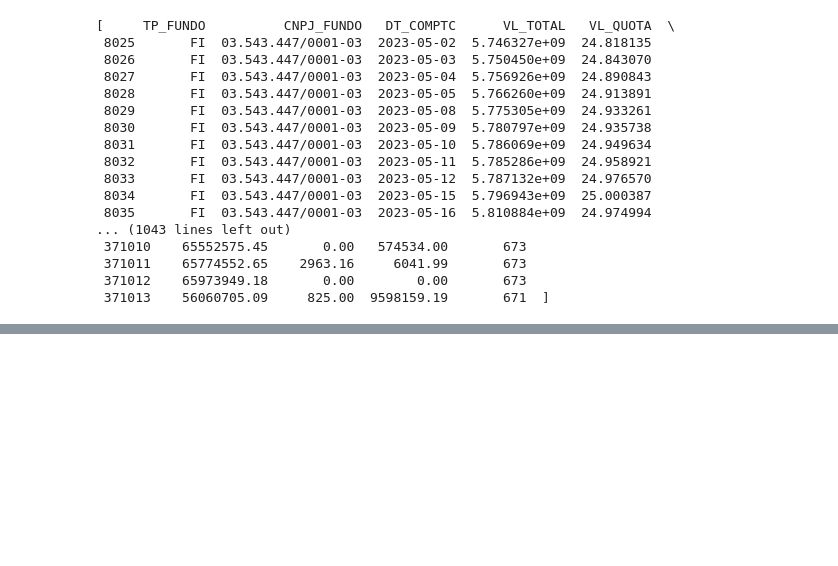
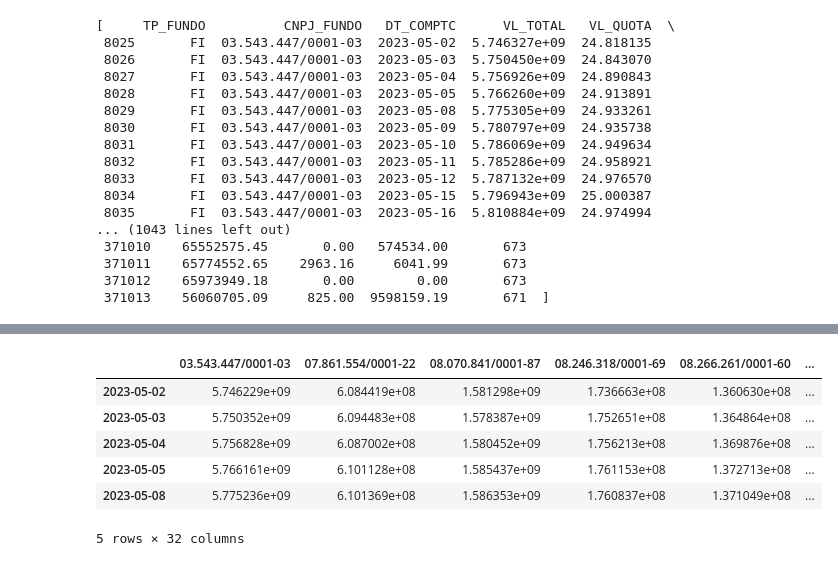
Before and after one commit to Wuisley/cotacao-de-fundos, a Jupyter notebook: cotação de fundos.ipynb, the cells around one changed output, grey strips where cells are left out. Saved outputs shown, nothing was run; the diff lists cells and outputs as text; code cells hidden in the pictures; blank space fills up the shorter version.

```diff
--- a/cotação de fundos.ipynb
+++ b/cotação de fundos.ipynb
@@ -81,0 +143,17 @@ df_concat['RESG_DIA'] = df_concat['RESG_DIA'].astype(str).str.replace('.', ',')
+# %%
+#juntado os DF
+d4 = pd.concat([t1, d2])
+d4 = d4.set_index(None)
+
+for d in d4.columns:
+    d4[d] = df[df['CNPJ_FUNDO'] == d]['VL_PATRIM_LIQ'].T.to_list()
+
+d4.head()
+# %% [output]
+|  | 03.543.447/0001-03 | 07.861.554/0001-22 | 08.070.841/0001-87 | 08.246.318/0001-69 | 08.266.261/0001-60 | ... |
+| 2023-05-02 | 5.746229e+09 | 6.084419e+08 | 1.581298e+09 | 1.736663e+08 | 1.360630e+08 | ... |
+| 2023-05-03 | 5.750352e+09 | 6.094483e+08 | 1.578387e+09 | 1.752651e+08 | 1.364864e+08 | ... |
+| 2023-05-04 | 5.756828e+09 | 6.087002e+08 | 1.580452e+09 | 1.756213e+08 | 1.369876e+08 | ... |
+| 2023-05-05 | 5.766161e+09 | 6.101128e+08 | 1.585437e+09 | 1.761153e+08 | 1.372713e+08 | ... |
+| 2023-05-08 | 5.775236e+09 | 6.101369e+08 | 1.586353e+09 | 1.760837e+08 | 1.371049e+08 | ... |
+5 rows × 32 columns
```
Also changed, not shown: parts of 10 cells of this notebook, 1 other file.
